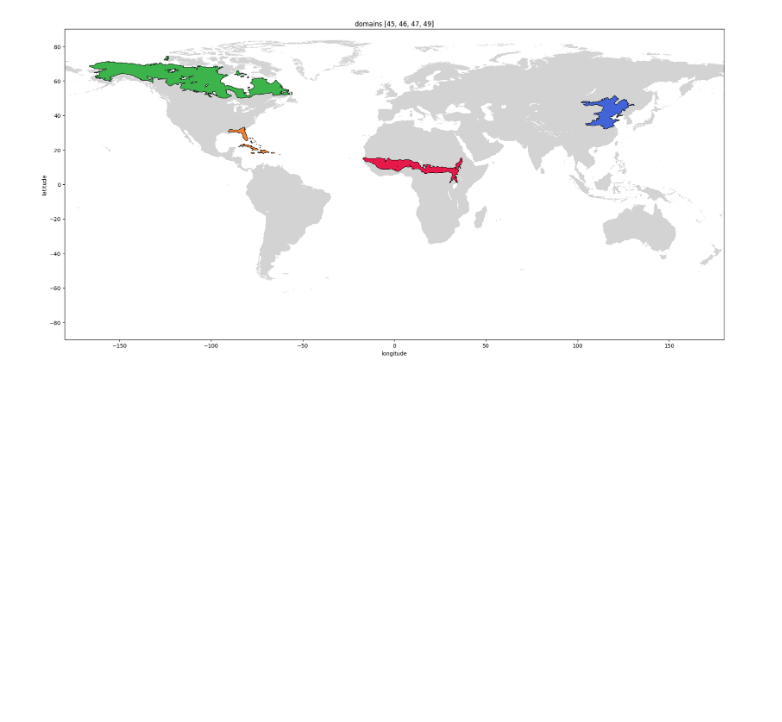
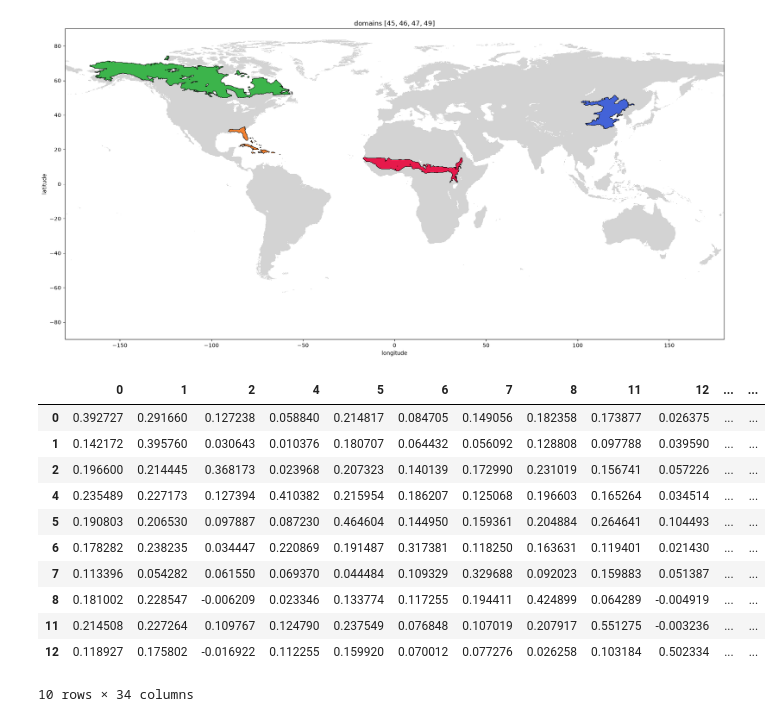
Before and after one commit to yashkher-123/transferability-through-representations, a Jupyter notebook: visualize_domains.ipynb, the cells around one changed output. Cells and saved outputs as stored; diff of their text form; code cells hidden in the pictures; blank space fills up the shorter version.

Commit message:
looked into highest transfer off diag pairs

```diff
--- a/visualize_domains.ipynb
+++ b/visualize_domains.ipynb
@@ -140,3 +136,25 @@ plot_domain([15, 17, 24, 31, 14, 10, 48, 9, 3, 34, 35, 43, 42, 40, 41, -1]) # al
 plot_domain([45,46,47,49]) # last 4 domains are reasonably spread across the map, will work for test set
 # %% [output]
 [figure]
+# %%
+# 7-8-2026 onwards
+
+true_matrix = pd.read_csv("transfer-matrix/rf_transfer_matrix.csv")
+true_matrix.set_index("Unnamed: 0", inplace=True)
+true_matrix.index.name = None
+true_matrix.index = true_matrix.index.astype(int)
+true_matrix.columns = true_matrix.columns.astype(int)
+true_matrix.head(10)
+# %% [output]
+|  | 0 | 1 | 2 | 4 | 5 | 6 | 7 | 8 | 11 | 12 | ... | ... |
+| 0 | 0.392727 | 0.291660 | 0.127238 | 0.058840 | 0.214817 | 0.084705 | 0.149056 | 0.182358 | 0.173877 | 0.026375 | ... | ... |
+| 1 | 0.142172 | 0.395760 | 0.030643 | 0.010376 | 0.180707 | 0.064432 | 0.056092 | 0.128808 | 0.097788 | 0.039590 | ... | ... |
+| 2 | 0.196600 | 0.214445 | 0.368173 | 0.023968 | 0.207323 | 0.140139 | 0.172990 | 0.231019 | 0.156741 | 0.057226 | ... | ... |
+| 4 | 0.235489 | 0.227173 | 0.127394 | 0.410382 | 0.215954 | 0.186207 | 0.125068 | 0.196603 | 0.165264 | 0.034514 | ... | ... |
+| 5 | 0.190803 | 0.206530 | 0.097887 | 0.087230 | 0.464604 | 0.144950 | 0.159361 | 0.204884 | 0.264641 | 0.104493 | ... | ... |
+| 6 | 0.178282 | 0.238235 | 0.034447 | 0.220869 | 0.191487 | 0.317381 | 0.118250 | 0.163631 | 0.119401 | 0.021430 | ... | ... |
+| 7 | 0.113396 | 0.054282 | 0.061550 | 0.069370 | 0.044484 | 0.109329 | 0.329688 | 0.092023 | 0.159883 | 0.051387 | ... | ... |
+| 8 | 0.181002 | 0.228547 | -0.006209 | 0.023346 | 0.133774 | 0.117255 | 0.194411 | 0.424899 | 0.064289 | -0.004919 | ... | ... |
+| 11 | 0.214508 | 0.227264 | 0.109767 | 0.124790 | 0.237549 | 0.076848 | 0.107019 | 0.207917 | 0.551275 | -0.003236 | ... | ... |
+| 12 | 0.118927 | 0.175802 | -0.016922 | 0.112255 | 0.159920 | 0.070012 | 0.077276 | 0.026258 | 0.103184 | 0.502334 | ... | ... |
+10 rows × 34 columns
```
Also changed, not shown: parts of 2 cells of this notebook, 2 other files.
